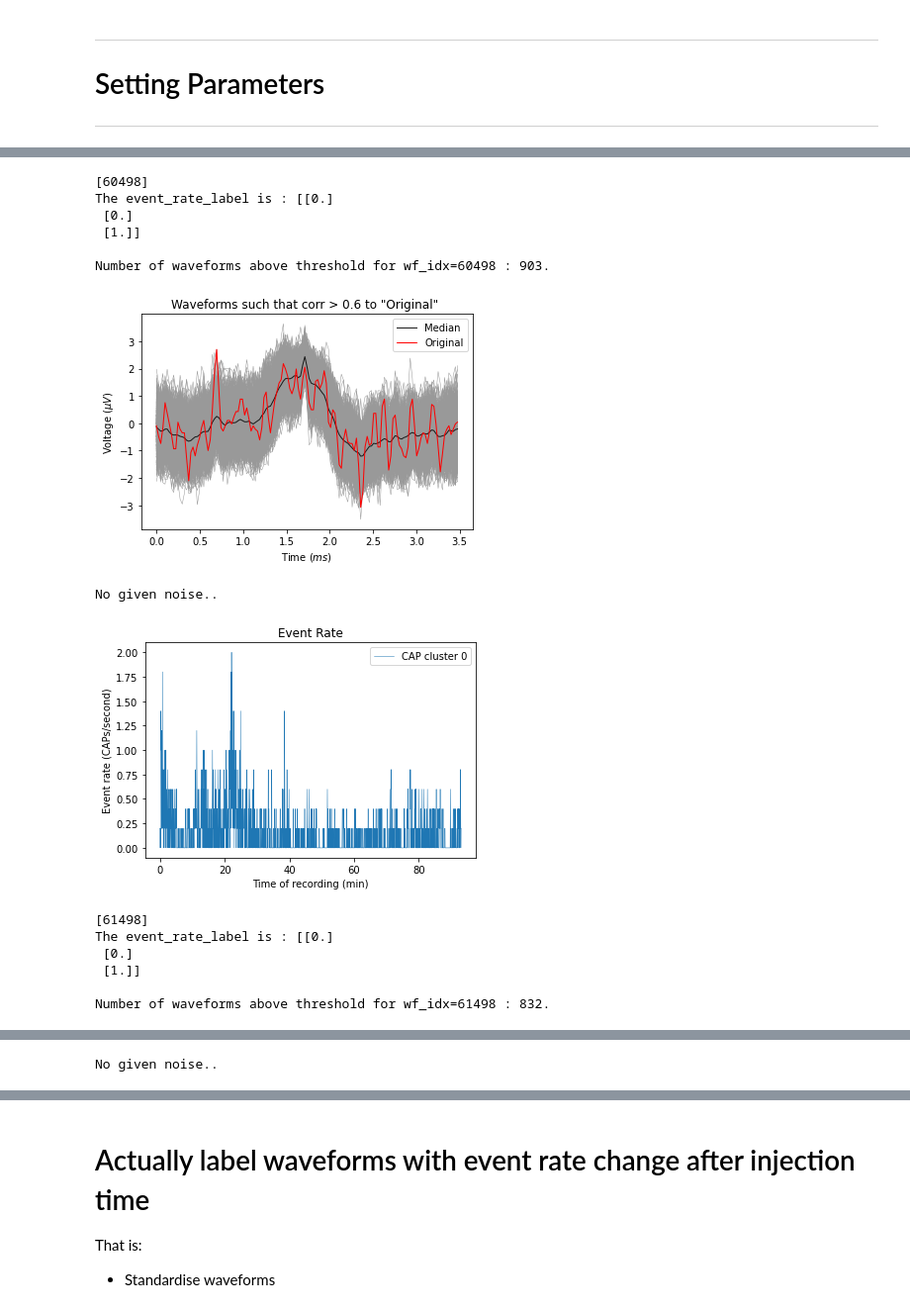
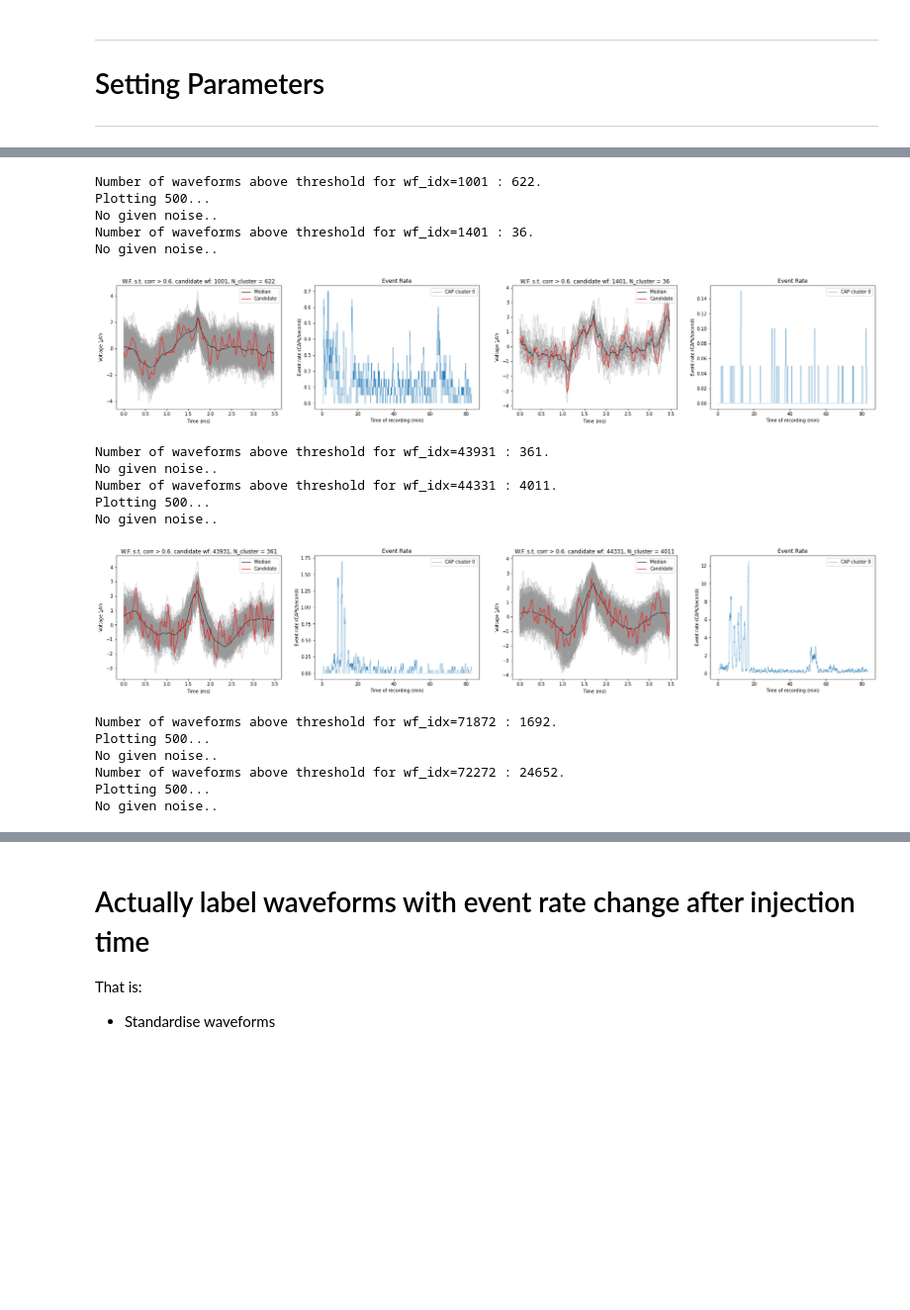
Before and after one commit to gabberiel/cytokine_activity, a Jupyter notebook: gg_jupyters/tune_ev_label_hyp_params_.ipynb, the cells around one changed output, grey strips where cells are left out. Shown at 99% size. Cells and saved outputs as stored; diff of their text form; code cells hidden in the pictures; blank space fills up the shorter version.

```diff
--- a/gg_jupyters/tune_ev_label_hyp_params_.ipynb
+++ b/gg_jupyters/tune_ev_label_hyp_params_.ipynb
@@ -16,13 +16,18 @@ import time
 print()
 print('Loading matlab files...')
 print()
-wf_name = '../../matlab_files/gg_waveforms-R10_IL1B_TNF_03.mat'
-ts_name = '../../matlab_files/gg_timestamps.mat'
+recording = 'R10_Exp2_71516_BALBC_TNF_05ug_IL1B_35ngperkg_10.mat'
 
-waveforms = loadmat(wf_name)
+path_to_wf = '../../matlab_files/waveforms'+recording+'.mat'
+path_to_ts = '../../matlab_files/timestamps'+recording+'.mat'
+
+#wf_name = '../../matlab_files/gg_waveforms-R10_IL1B_TNF_03.mat'
+#ts_name = '../../matlab_files/gg_timestamps.mat'
+
+waveforms = loadmat(path_to_wf)
 #print(f' keys of matlab file: {waveforms.keys()}')
 waveforms = waveforms['waveforms']
-timestamps = loadmat(ts_name)['gg_timestamps']
+timestamps = loadmat(path_to_ts)['timestamps']
 print('MATLAB files loaded succesfully...')
 print()
 print(f'Shape of waveforms: {waveforms.shape}.')
@@ -31,6 +36,8 @@ print(f'Shape of timestamps: {timestamps.shape}.')
 print()
 assert waveforms.shape[0] == timestamps.shape[0], 'Missmatch of waveforms and timestamps shape.'
 std_waveforms = standardise_wf(waveforms)
+std_waveforms = std_waveforms[1000:90000,:]
+timestamps = timestamps[1000:90000]
 # %% [output]
 Loading matlab files...
 
@@ -79,30 +86,44 @@ Average time to label a cluster about 5 ms.
 # %%
-for threshold in [0.6]:
-    for i in idx_post_first[0:10000:1000]: #range(20,100,20):
-        print(i)
+idx_periods = [idx_pre_injection,idx_post_first, idx_post_second]
+threshold = 0.6
+similarity_measure ='corr'
+for jj in range(3):
+    plot_i = 0
+    plt.figure(figsize=(30,5))
+    for i in idx_periods[jj][1001:1801:400]: #range(20,100,20):
         i = i[0]
-        correlations = wf_correlation(i,std_waveforms)
-        bool_labels = label_from_corr(correlations,threshold=threshold,return_boolean=True )
+        if similarity_measure=='corr':
+            correlations = wf_correlation(i,std_waveforms)
+            bool_labels = label_from_corr(correlations,threshold=threshold,return_boolean=True)
+        if similarity_measure=='ssq':
+            wf_added_var = std_waveforms/0.8 # Assumed var in ssq
+            bool_labels,_ = similarity_SSQ(i,wf_added_var,epsilon=0.2)
         event_rates, real_clusters = get_event_rates(timestamps,bool_labels,bin_width=1,consider_only=1)
-        delta_ev, ev_stats = delta_ev_measure(event_rates)
-        ev_labels = ev_label(delta_ev,ev_stats,n_std=1)
-        print(f'The event_rate_label is : {ev_labels}')
-        print()
-        plot_correlated_wf(i,std_waveforms,bool_labels,threshold,saveas=path_to_fig,verbose=True )
-        plot_event_rates(event_rates,timestamps,noise=None,conv_width=20,saveas=path_to_fig_ev, verbose=True)
+
+        plt.subplot(1,4,2*plot_i+1)
+        plot_correlated_wf(i,std_waveforms,bool_labels,threshold,saveas=None,verbose=False )
+        plt.subplot(1,4,2*(plot_i+1))
+        plot_event_rates(event_rates,timestamps,noise=None,conv_width=20,saveas=None, verbose=False)
+        plot_i +=1
+    if plot_i >0:
+        #plt.savefig(saveas+str(jj)+'_wf_corr',dpi=150)
+        plt.show()
 # %% [output]
-[60498]
-The event_rate_label is : [[0.]
- [0.]
- [1.]]
-
-Number of waveforms above threshold for wf_idx=60498 : 903.
+Number of waveforms above threshold for wf_idx=1001 : 622.
+Plotting 500...
+No given noise..
+Number of waveforms above threshold for wf_idx=1401 : 36.
+No given noise..
-[figure, old version]
+[figure, new version]
+Number of waveforms above threshold for wf_idx=43931 : 361.
 No given noise..
+Number of waveforms above threshold for wf_idx=44331 : 4011.
+Plotting 500...
+No given noise..
-[figure, old version]
+[figure, new version]
-[61498]
-The event_rate_label is : [[0.]
- [0.]
- [1.]]
-
-Number of waveforms above threshold for wf_idx=61498 : 832.
+Number of waveforms above threshold for wf_idx=71872 : 1692.
+Plotting 500...
+No given noise..
+Number of waveforms above threshold for wf_idx=72272 : 24652.
+Plotting 500...
+No given noise..
@@ -110 +130,0 @@ Number of waveforms above threshold for wf_idx=61498 : 832.
-No given noise..
```
Also changed, not shown: parts of 10 cells of this notebook, 16 other files.
